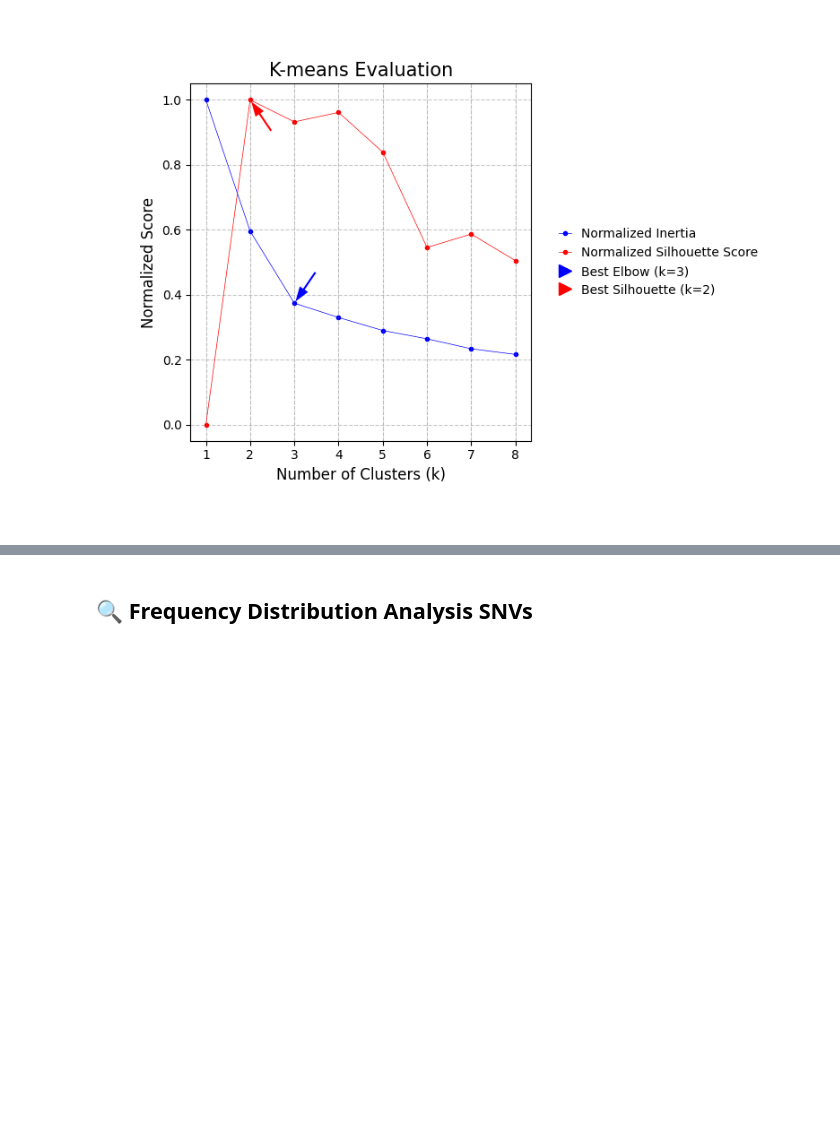
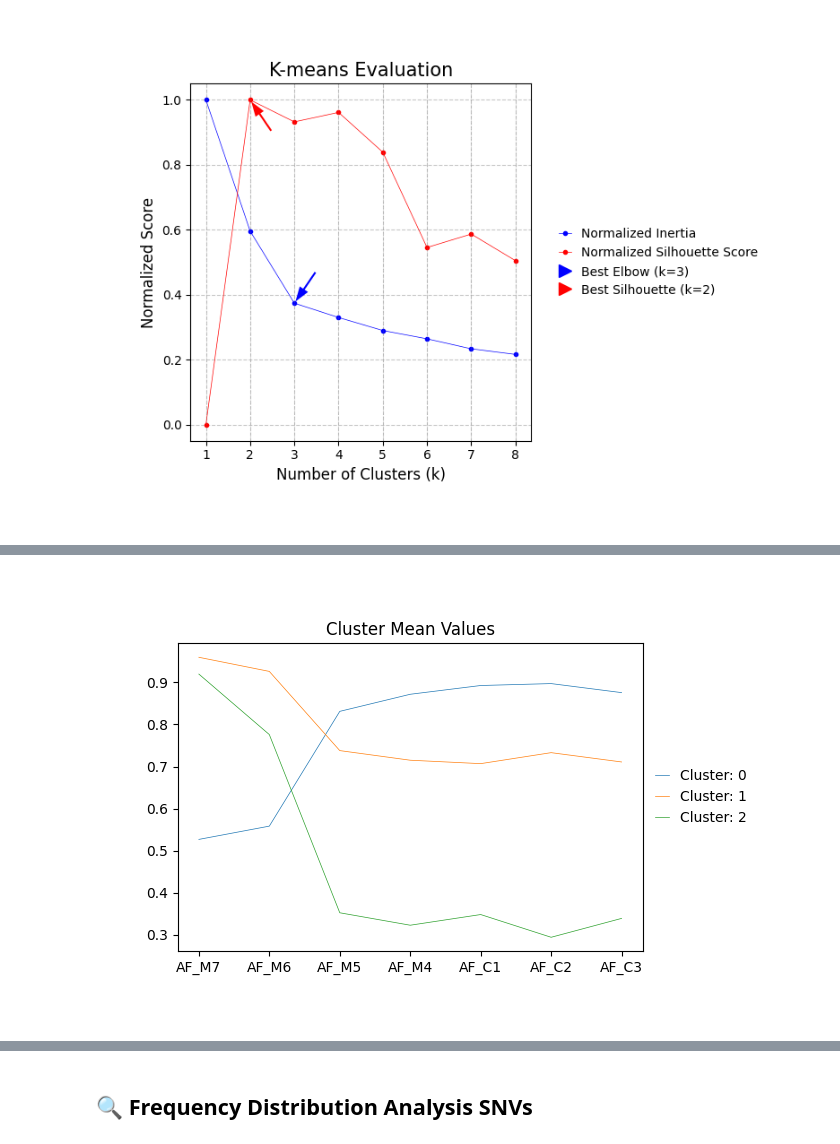
Before and after one commit to mtinti/cryptosporidium_host_adaptation, a Jupyter notebook: nbs/index.ipynb, the cells around one changed output, grey strips where cells are left out. Cells and saved outputs as stored; diff of their text form; code cells hidden in the pictures; blank space fills up the shorter version.

Commit message:
add cluster analysis

```diff
--- a/nbs/index.ipynb
+++ b/nbs/index.ipynb
@@ -302,0 +308,14 @@ fig, ax, inertia_values, silhouette_values = kmeans_cluster_analysis(
+# %%
+from sklearn.cluster import KMeans
+kmeans = KMeans(n_clusters=3, random_state=42, n_init=10)
+kmeans.fit(clustering_data[['AF_M7','AF_M6','AF_M5','AF_M4','AF_C1','AF_C2','AF_C3']])
+clustering_data['cluster']=kmeans.labels_
+fig,ax = plt.subplots(figsize=(6,4))
+for c in clustering_data.cluster.unique():
+    clustering_data[clustering_data['cluster']==c][['AF_M7','AF_M6','AF_M5','AF_M4',
+                              'AF_C1','AF_C2','AF_C3']].mean().plot(ax=ax,label = f'Cluster: {c}')
+ax.legend(loc='center left', bbox_to_anchor=(1, 0.5))
+plt.title('Cluster Mean Values')
+plt.show()
+# %% [output]
+[figure, added]
```
Also changed, not shown: parts of 4 cells of this notebook, 12 other files.
